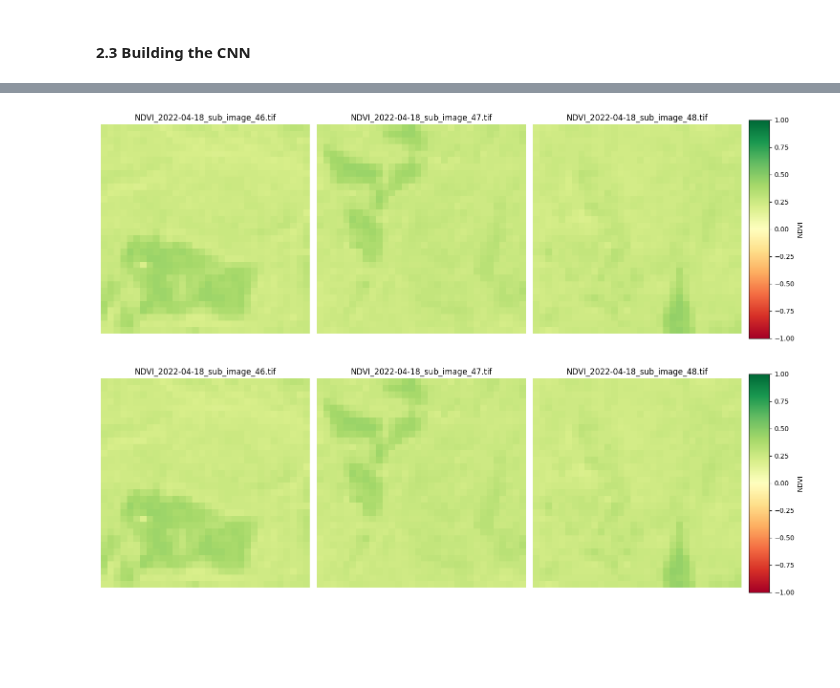
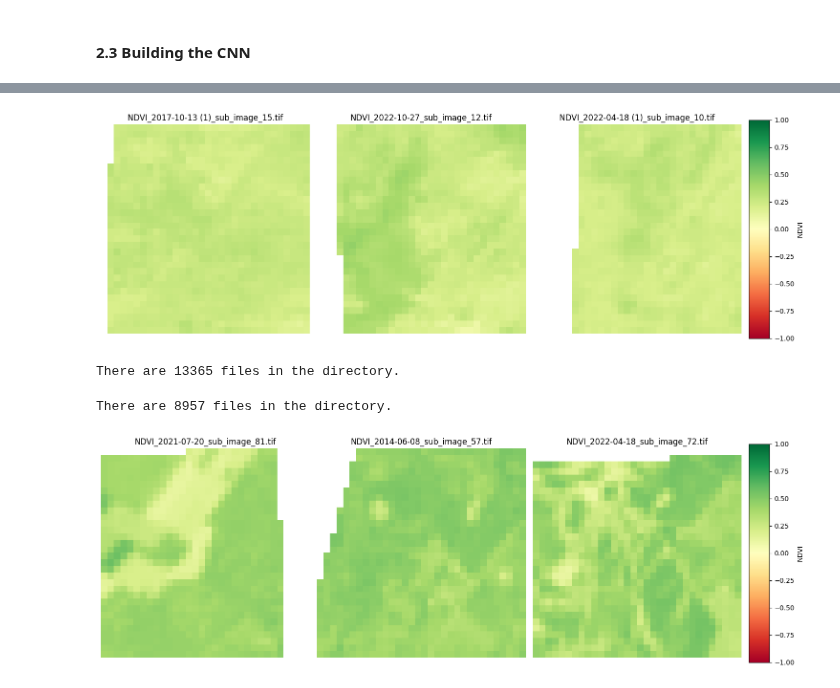
Before and after one commit to larasauser/2024_MLEES, a Jupyter notebook: Project/project_script.ipynb, the cells around one changed output, grey strips where cells are left out. Drawn from its saved outputs; the diff is of its cells as text; code cells hidden in the pictures; blank space fills up the shorter version.

```diff
--- a/Project/project_script.ipynb
+++ b/Project/project_script.ipynb
@@ -31,5 +26,5 @@ drive.mount('/content/drive')
 
 
 import os
-folder_path = '/content/drive/My Drive/NDVI_Landsat8_10_/'
+folder_path = '/content/drive/My Drive/NDVI_Landsat8_10/'
 # %% [output]
@@ -283,6 +321,6 @@ Now that our training images are prepared, we can start building the CNN.
 from google.colab import drive
 drive.mount('/content/drive')
 
-train_dir = '/content/drive/My Drive/NDVI_Landsat8_10_/split'
-train_with_holes_dir = '/content/drive/My Drive/NDVI_Landsat8_10_/train_with_holes'
+train_dir = '/content/drive/My Drive/NDVI_Landsat8_10_/train'
+train_with_holes_dir = '/content/drive/My Drive/NDVI_Landsat8_10_/train/train_with_holes'
 # %% [output]
@@ -326,18 +345,12 @@ Requirement already satisfied: six>=1.5 in /usr/local/lib/python3.10/dist-packag
 # %%
-import os
-import rasterio
-import matplotlib.pyplot as plt
-import numpy as np
-from matplotlib.gridspec import GridSpec
-
-# Define the directory containing the GeoTIFF files
-train_dir = '/content/drive/My Drive/NDVI_Landsat8_10_/split'
-
 # Get a list of files in the directory
 tif_files = [f for f in os.listdir(train_dir) if f.endswith('.tif')]
 
-# Select the first three files (or fewer if less than 3 available)
-selected_files = tif_files[:3]
+# Specify the indices of images you want to display
+selected_indices = [0, 5, 500 ]
+
+# Safeguard: Ensure indices are within range
+selected_files = [tif_files[i] for i in selected_indices if i < len(tif_files)]
 
 # Set up a GridSpec layout
 fig = plt.figure(figsize=(15, 5))
@@ -367,43 +380,65 @@ cbar.set_label('NDVI')
 plt.tight_layout()
 plt.show()
 # %% [output]
-[figure, old version]
+[figure, new version]
+# %%
+# Get a list of all files in the directory
+file_list = os.listdir(train_dir)
+
+# Get the number of files
+num_files = len(file_list)
+
+# Print the number of files
+print(f"There are {num_files} files in the directory.")
+# %% [output]
+There are 13365 files in the directory.
+# %%
+# Get a list of all files in the directory
+file_list = os.listdir(train_with_holes_dir)
+
+# Get the number of files
+num_files = len(file_list)
+
+# Print the number of files
+print(f"There are {num_files} files in the directory.")
+# %% [output]
+There are 8957 files in the directory.
 # %%
-# Define the directory containing the GeoTIFF files
-train_with_holes_dir = '/content/drive/My Drive/NDVI_Landsat8_10_/train_with_holes'
+# Get a list of files in the directory
+tif_files = [f for f in os.listdir(train_with_holes_dir) if f.endswith('.tif')]
 
-# Get a list of files in the directory
-tif_files = [f for f in os.listdir(train_dir) if f.endswith('.tif')]
+# Specify the indices of images you want to display
+selected_indices = [0, 5, 500 ]
 
-# Select the first three files (or fewer if less than 3 available)
-selected_files = tif_files[:3]
+# Safeguard: Ensure indices are within range
+selected_files = [tif_files[i] for i in selected_indices if i < len(tif_files)]
 
 # Set up a GridSpec layout
 fig = plt.figure(figsize=(15, 5))
 gs = GridSpec(1, len(selected_files) + 1, width_ratios=[1] * len(selected_files) + [0.1])  # Extra column for the colorbar
 
 axes = [fig.add_subplot(gs[0, i]) for i in range(len(selected_files))]  # Subplots for images
 cbar_ax = fig.add_subplot(gs[0, -1])  # Separate subplot for the colorbar
 
 for i, file_name in enumerate(selected_files):
     file_path = os.path.join(train_dir, file_name)
 
     # Open the GeoTIFF file
     with rasterio.open(file_path) as src:
         ndvi_data = src.read(1)  # Read the first band (NDVI values)
         ndvi_data = np.where(ndvi_data == src.nodata, np.nan, ndvi_data)  # Handle NoData values
 
     # Plot the NDVI data in the subplot
     im = axes[i].imshow(ndvi_data, cmap='RdYlGn', vmin=-1, vmax=1)
     axes[i].set_title(file_name)
     axes[i].axis('off')
 
 # Add the shared colorbar in the dedicated axis
 cbar = fig.colorbar(im, cax=cbar_ax, orientation='vertical')
 cbar.set_label('NDVI')
 
 # Adjust layout
 plt.tight_layout()
 plt.show()
 # %% [output]
-[figure, old version]
+[figure, new version]
```
Also changed, not shown: parts of 12 cells of this notebook.
